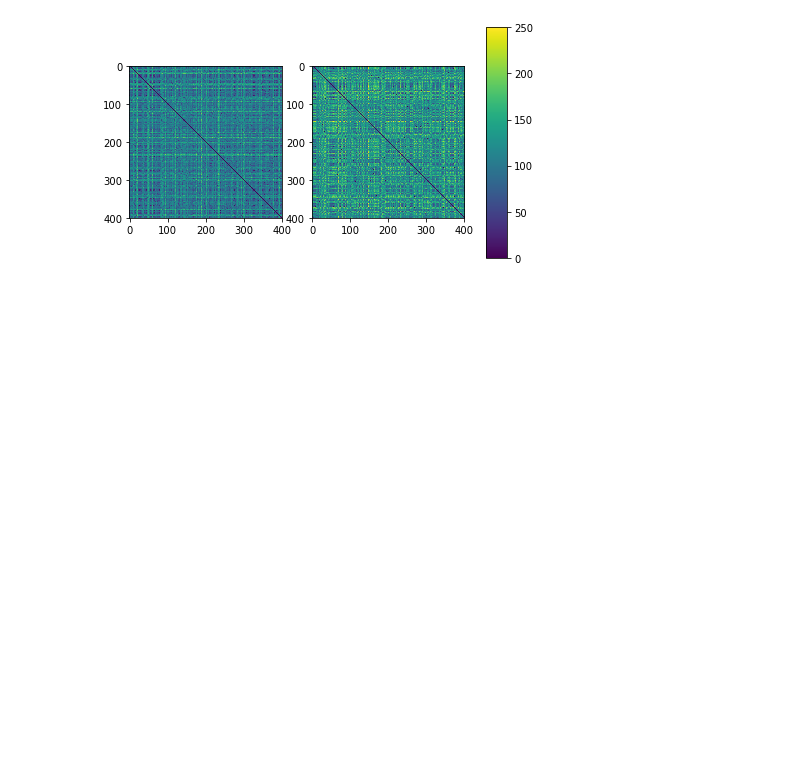
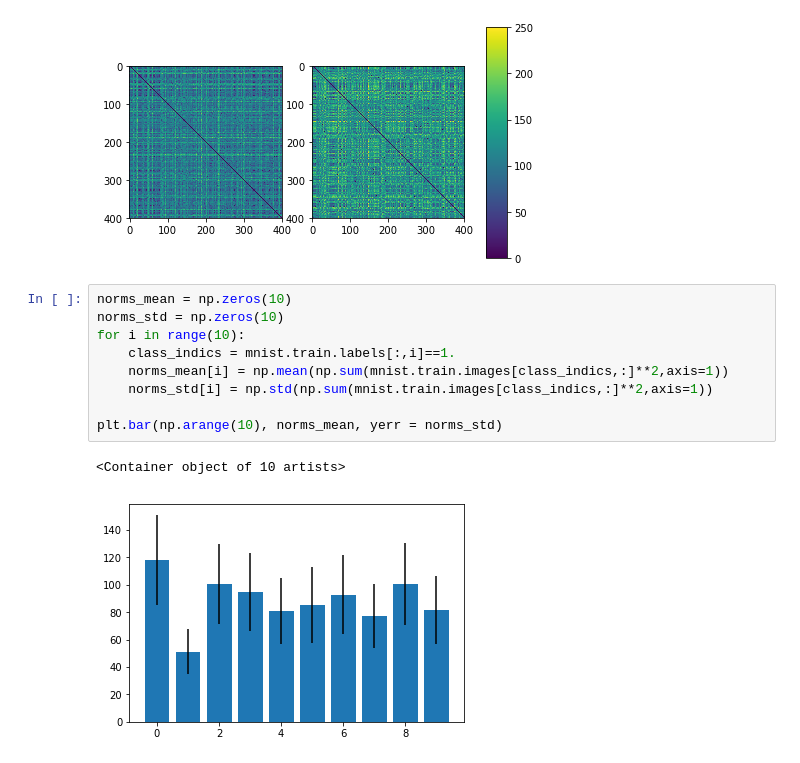
Before and after one commit to jsourati/nn-active-learning, a Jupyter notebook: GeneralNotes.ipynb, the cells around one changed output. Cells and saved outputs as stored; diff of their text form; blank space fills up the shorter version.

```diff
--- a/GeneralNotes.ipynb
+++ b/GeneralNotes.ipynb
@@ -315,3 +295,15 @@ fig.colorbar(im,cax)
 # %% [output]
 <matplotlib.colorbar.Colorbar at 0x...>
 [figure]
+# %%
+norms_mean = np.zeros(10)
+norms_std = np.zeros(10)
+for i in range(10):
+    class_indics = mnist.train.labels[:,i]==1.
+    norms_mean[i] = np.mean(np.sum(mnist.train.images[class_indics,:]**2,axis=1))
+    norms_std[i] = np.std(np.sum(mnist.train.images[class_indics,:]**2,axis=1))
+
+plt.bar(np.arange(10), norms_mean, yerr = norms_std)
+# %% [output]
+<Container object of 10 artists>
+[figure, added]
```
Also changed, not shown: parts of 35 cells of this notebook.
